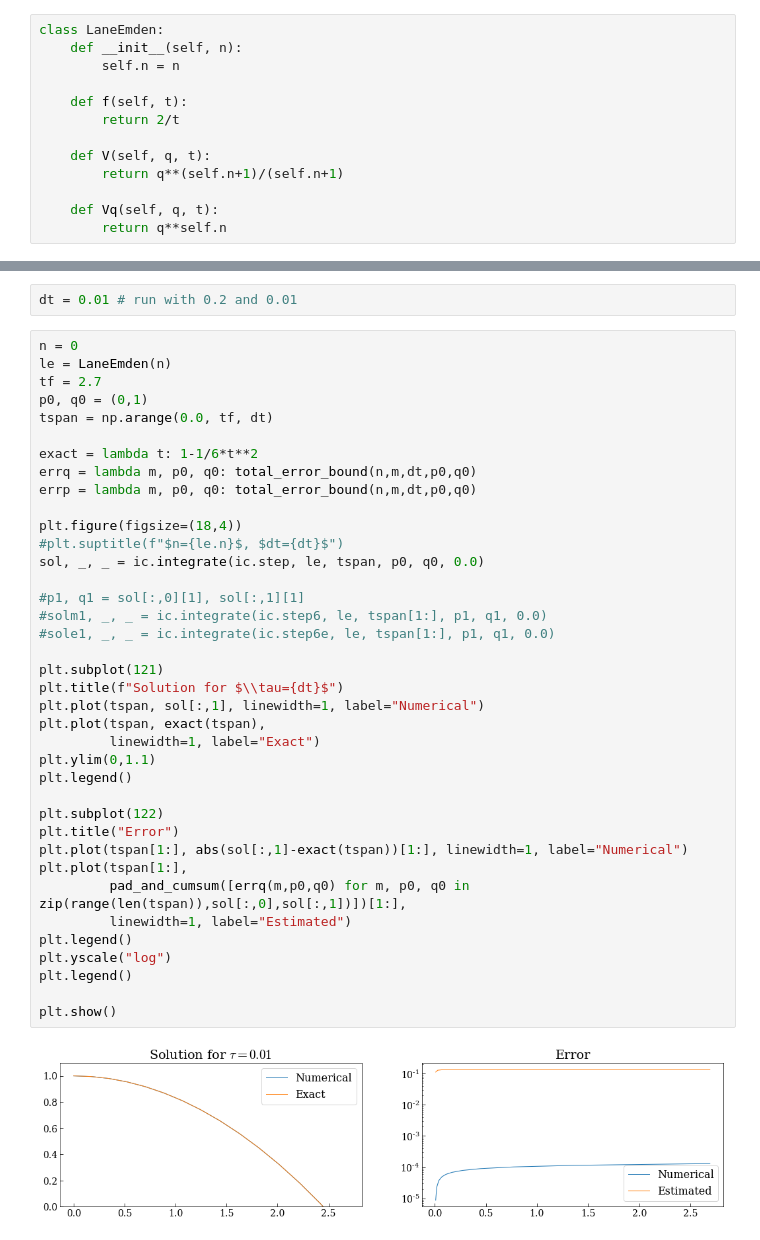
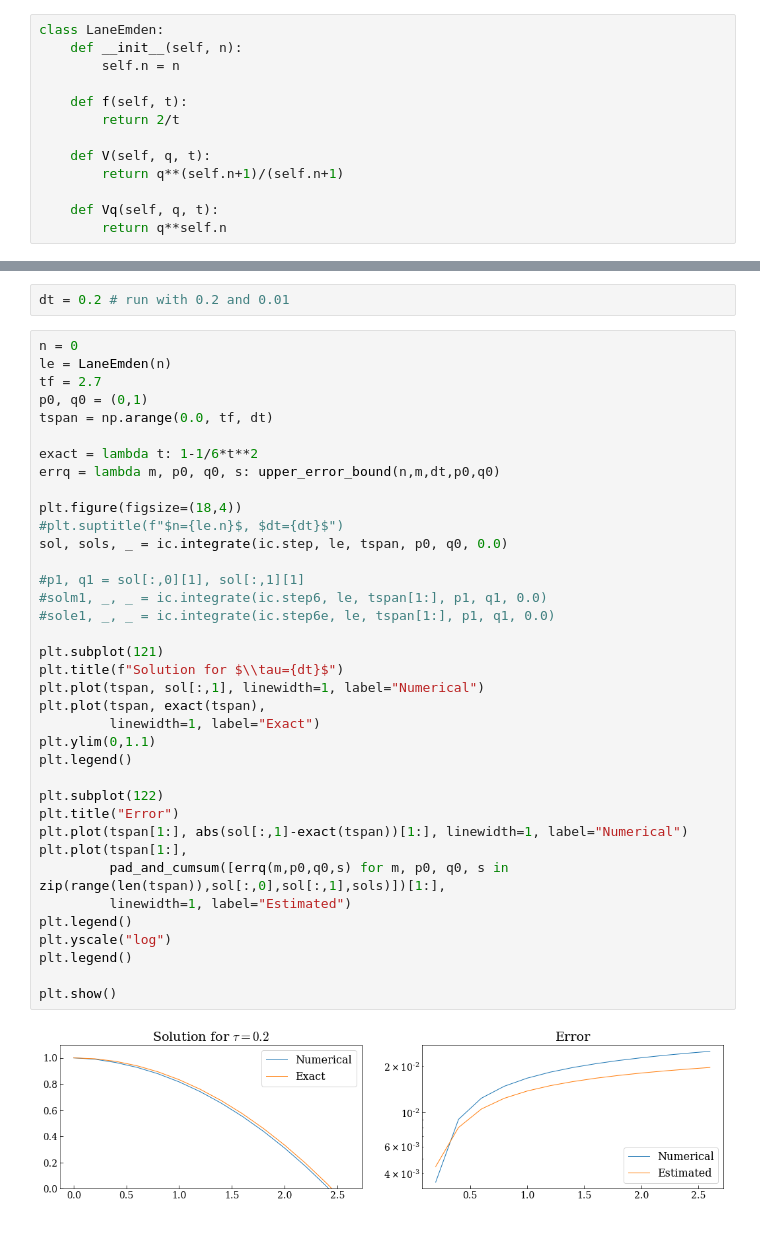
Before and after one commit to mseri/contact-integrators, a Jupyter notebook: The Lane-Emden Model -- Error Analysis.ipynb, the cells around one changed output, grey strips where cells are left out. Drawn from its saved outputs; the diff is of its cells as text.

Commit message:
Update plot function
Signed-off-by: Marcello Seri <marcello.seri@gmail.com>

```diff
--- a/The Lane-Emden Model -- Error Analysis.ipynb
+++ b/The Lane-Emden Model -- Error Analysis.ipynb
@@ -59,5 +62,5 @@ total_error_bound = lambda n, m, dt, p, q: np.linalg.norm([upper_error_bound(n,
 # %%
-dt = 0.01 # run with 0.2 and 0.01
+dt = 0.2 # run with 0.2 and 0.01
 # %%
 n = 0
 le = LaneEmden(n)
@@ -66,38 +69,37 @@ p0, q0 = (0,1)
 tspan = np.arange(0.0, tf, dt)
 
 exact = lambda t: 1-1/6*t**2
-errq = lambda m, p0, q0: total_error_bound(n,m,dt,p0,q0)
-errp = lambda m, p0, q0: total_error_bound(n,m,dt,p0,q0)
+errq = lambda m, p0, q0, s: upper_error_bound(n,m,dt,p0,q0)
 
 plt.figure(figsize=(18,4))
 #plt.suptitle(f"$n={le.n}$, $dt={dt}$")
-sol, _, _ = ic.integrate(ic.step, le, tspan, p0, q0, 0.0)
+sol, sols, _ = ic.integrate(ic.step, le, tspan, p0, q0, 0.0)
 
 #p1, q1 = sol[:,0][1], sol[:,1][1]
 #solm1, _, _ = ic.integrate(ic.step6, le, tspan[1:], p1, q1, 0.0)
 #sole1, _, _ = ic.integrate(ic.step6e, le, tspan[1:], p1, q1, 0.0)
 
 plt.subplot(121)
 plt.title(f"Solution for $\\tau={dt}$")
 plt.plot(tspan, sol[:,1], linewidth=1, label="Numerical")
 plt.plot(tspan, exact(tspan),
          linewidth=1, label="Exact")
 plt.ylim(0,1.1)
 plt.legend()
 
 plt.subplot(122)
 plt.title("Error")
 plt.plot(tspan[1:], abs(sol[:,1]-exact(tspan))[1:], linewidth=1, label="Numerical")
 plt.plot(tspan[1:],
-         pad_and_cumsum([errq(m,p0,q0) for m, p0, q0 in zip(range(len(tspan)),sol[:,0],sol[:,1])])[1:],
+         pad_and_cumsum([errq(m,p0,q0,s) for m, p0, q0, s in zip(range(len(tspan)),sol[:,0],sol[:,1],sols)])[1:],
          linewidth=1, label="Estimated")
 plt.legend()
 plt.yscale("log")
 plt.legend()
 
 plt.show()
 # %% [output]
-[figure, old version]
+[figure, new version]
 # %%
 n = 1
 le = LaneEmden(n)
```
Also changed, not shown: parts of 3 cells of this notebook.
